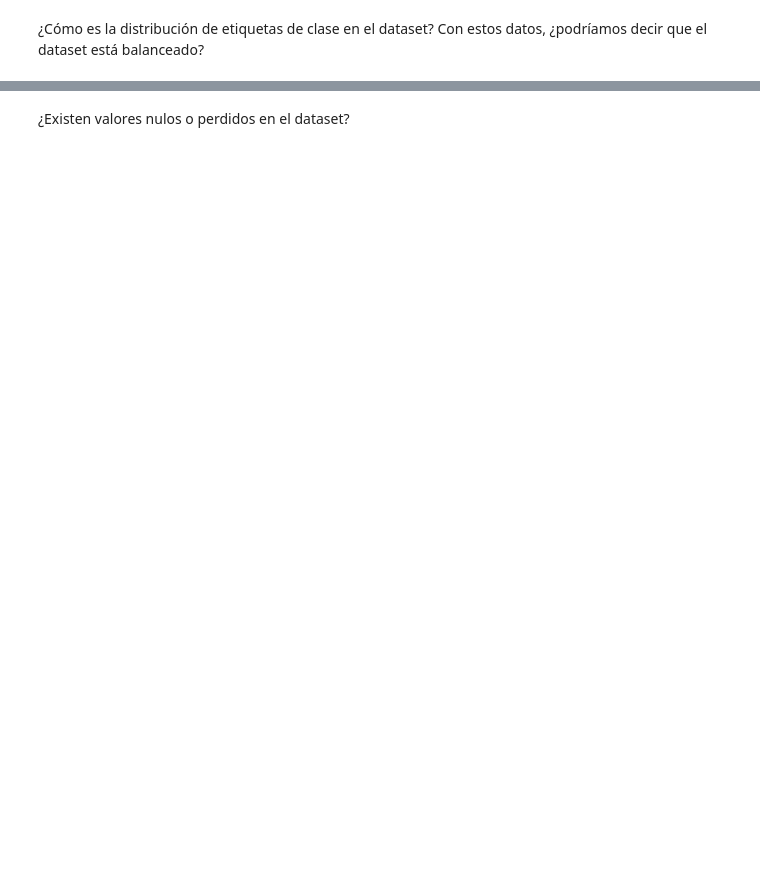
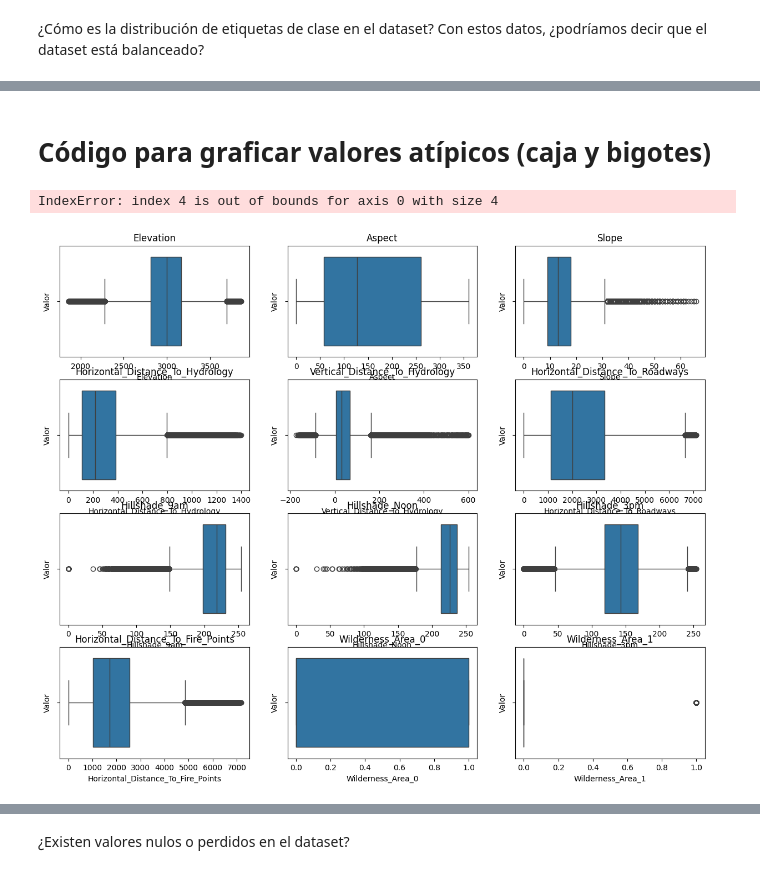
Before and after one commit to RubenCarty/Master-Artificial-Intelligence-UNIR, a Jupyter notebook: Solucion_Actividad_2_CoverType_RubenQuispe.ipynb, the cells around one changed output, grey strips where cells are left out. Cells and saved outputs as stored; diff of their text form; code cells hidden in the pictures; blank space fills up the shorter version.

```diff
--- a/Solucion_Actividad_2_CoverType_RubenQuispe.ipynb
+++ b/Solucion_Actividad_2_CoverType_RubenQuispe.ipynb
@@ -90,0 +257,32 @@ _PON AQUÍ TU RESPUESTA_
+# %% [markdown]
+# Código  para graficar valores atípicos (caja y bigotes)
+# %%
+import pandas as pd
+import matplotlib.pyplot as plt
+import seaborn as sns
+
+# Separar las variables numéricas
+numeric_features = df.select_dtypes(include=['int64', 'float64'])
+
+# Crear figura y subplots
+fig, axes = plt.subplots(4, 3, figsize=(15, 12))
+
+# Recorrer las variables numéricas
+for i, feature in enumerate(numeric_features):
+    row = i // 3
+    col = i % 3
+
+    # Generar gráfico de caja y bigotes
+    sns.boxplot(x=feature, data=df, ax=axes[row, col])
+
+    # Ajustar título y etiquetas
+    axes[row, col].set_title(feature)
+    axes[row, col].set_xlabel(feature)
+    axes[row, col].set_ylabel('Valor')
+
+# Ajustar diseño general
+plt.tight_layout()
+plt.show()
+# %% [output]
+IndexError: index 4 is out of bounds for axis 0 with size 4
+[figure, added]
```
Also changed, not shown: parts of 143 cells of this notebook.
